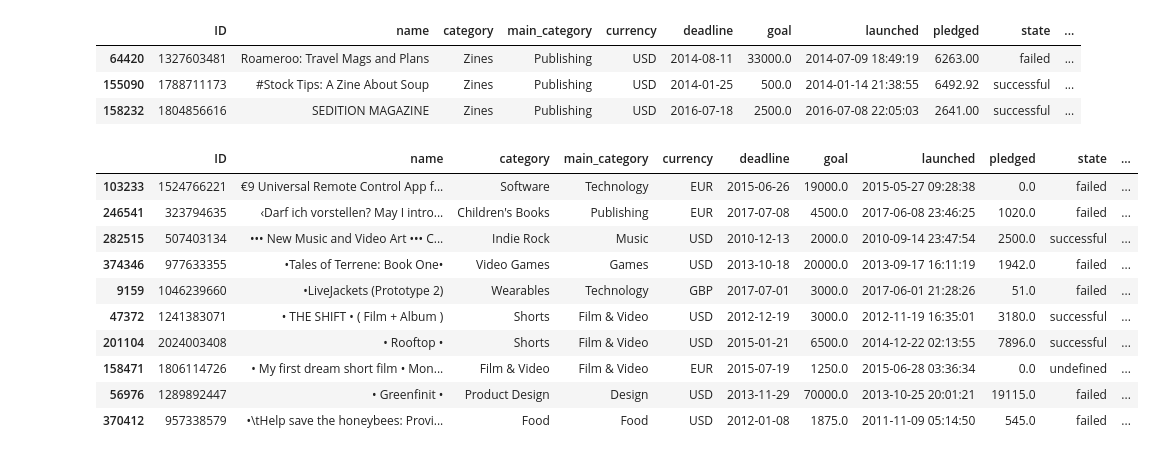
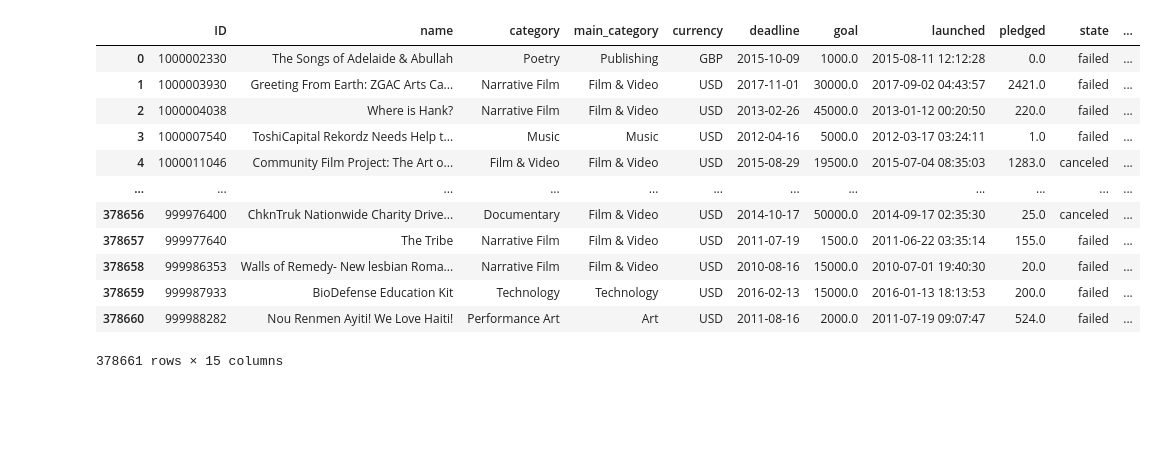
Before and after one commit to EstherJin/Starterhacks-2020, a Jupyter notebook: Bill's Notebook.ipynb, the cells around one changed output. Drawn from its saved outputs; the diff is of its cells as text; code cells hidden in the pictures; blank space fills up the shorter version.

```diff
--- a/Bill's Notebook.ipynb
+++ b/Bill's Notebook.ipynb
@@ -2,3 +2,18 @@
 import pandas as pd
 # %%
 data = pd.read_csv("ks-projects-201801.csv")
+data
+# %% [output]
+|  | ID | name | category | main_category | currency | deadline | goal | launched | pledged | state | ... |
+| 0 | 1000002330 | The Songs of Adelaide & Abullah | Poetry | Publishing | GBP | 2015-10-09 | 1000.0 | 2015-08-11 12:12:28 | 0.0 | failed | ... |
+| 1 | 1000003930 | Greeting From Earth: ZGAC Arts Ca... | Narrative Film | Film & Video | USD | 2017-11-01 | 30000.0 | 2017-09-02 04:43:57 | 2421.0 | failed | ... |
+| 2 | 1000004038 | Where is Hank? | Narrative Film | Film & Video | USD | 2013-02-26 | 45000.0 | 2013-01-12 00:20:50 | 220.0 | failed | ... |
+| 3 | 1000007540 | ToshiCapital Rekordz Needs Help t... | Music | Music | USD | 2012-04-16 | 5000.0 | 2012-03-17 03:24:11 | 1.0 | failed | ... |
+| 4 | 1000011046 | Community Film Project: The Art o... | Film & Video | Film & Video | USD | 2015-08-29 | 19500.0 | 2015-07-04 08:35:03 | 1283.0 | canceled | ... |
+| ... | ... | ... | ... | ... | ... | ... | ... | ... | ... | ... | ... |
+| 378656 | 999976400 | ChknTruk Nationwide Charity Drive... | Documentary | Film & Video | USD | 2014-10-17 | 50000.0 | 2014-09-17 02:35:30 | 25.0 | canceled | ... |
+| 378657 | 999977640 | The Tribe | Narrative Film | Film & Video | USD | 2011-07-19 | 1500.0 | 2011-06-22 03:35:14 | 155.0 | failed | ... |
+| 378658 | 999986353 | Walls of Remedy- New lesbian Roma... | Narrative Film | Film & Video | USD | 2010-08-16 | 15000.0 | 2010-07-01 19:40:30 | 20.0 | failed | ... |
+| 378659 | 999987933 | BioDefense Education Kit | Technology | Technology | USD | 2016-02-13 | 15000.0 | 2016-01-13 18:13:53 | 200.0 | failed | ... |
+| 378660 | 999988282 | Nou Renmen Ayiti! We Love Haiti! | Performance Art | Art | USD | 2011-08-16 | 2000.0 | 2011-07-19 09:07:47 | 524.0 | failed | ... |
+378661 rows × 15 columns
@@ -7,7 +19,0 @@ result = data.sort_values(['category'], ascending=[0])
-# %%
-result.head(3)
-# %% [output]
-|  | ID | name | category | main_category | currency | deadline | goal | launched | pledged | state | ... |
-| 64420 | 1327603481 | Roameroo: Travel Mags and Plans | Zines | Publishing | USD | 2014-08-11 | 33000.0 | 2014-07-09 18:49:19 | 6263.00 | failed | ... |
-| 155090 | 1788711173 | #Stock Tips: A Zine About Soup | Zines | Publishing | USD | 2014-01-25 | 500.0 | 2014-01-14 21:38:55 | 6492.92 | successful | ... |
-| 158232 | 1804856616 | SEDITION MAGAZINE | Zines | Publishing | USD | 2016-07-18 | 2500.0 | 2016-07-08 22:05:03 | 2641.00 | successful | ... |
@@ -16,14 +19,0 @@ namedata = data.sort_values('name', ascending=False).head(10)
-# %%
-namedata
-# %% [output]
-|  | ID | name | category | main_category | currency | deadline | goal | launched | pledged | state | ... |
-| 103233 | 1524766221 | €9 Universal Remote Control App f... | Software | Technology | EUR | 2015-06-26 | 19000.0 | 2015-05-27 09:28:38 | 0.0 | failed | ... |
-| 246541 | 323794635 | ‹Darf ich vorstellen? May I intro... | Children's Books | Publishing | EUR | 2017-07-08 | 4500.0 | 2017-06-08 23:46:25 | 1020.0 | failed | ... |
-| 282515 | 507403134 | ••• New Music and Video Art ••• C... | Indie Rock | Music | USD | 2010-12-13 | 2000.0 | 2010-09-14 23:47:54 | 2500.0 | successful | ... |
-| 374346 | 977633355 | •Tales of Terrene: Book One• | Video Games | Games | USD | 2013-10-18 | 20000.0 | 2013-09-17 16:11:19 | 1942.0 | failed | ... |
-| 9159 | 1046239660 | •LiveJackets (Prototype 2) | Wearables | Technology | GBP | 2017-07-01 | 3000.0 | 2017-06-01 21:28:26 | 51.0 | failed | ... |
-| 47372 | 1241383071 | • THE SHIFT • ( Film + Album ) | Shorts | Film & Video | USD | 2012-12-19 | 3000.0 | 2012-11-19 16:35:01 | 3180.0 | successful | ... |
-| 201104 | 2024003408 | • Rooftop • | Shorts | Film & Video | USD | 2015-01-21 | 6500.0 | 2014-12-22 02:13:55 | 7896.0 | successful | ... |
-| 158471 | 1806114726 | • My first dream short film • Mon... | Film & Video | Film & Video | EUR | 2015-07-19 | 1250.0 | 2015-06-28 03:36:34 | 0.0 | undefined | ... |
-| 56976 | 1289892447 | • Greenfinit • | Product Design | Design | USD | 2013-11-29 | 70000.0 | 2013-10-25 20:01:21 | 19115.0 | failed | ... |
-| 370412 | 957338579 | •\tHelp save the honeybees: Provi... | Food | Food | USD | 2012-01-08 | 1875.0 | 2011-11-09 05:14:50 | 545.0 | failed | ... |
```
Also changed, not shown: parts of 10 cells of this notebook, 4 other files.
